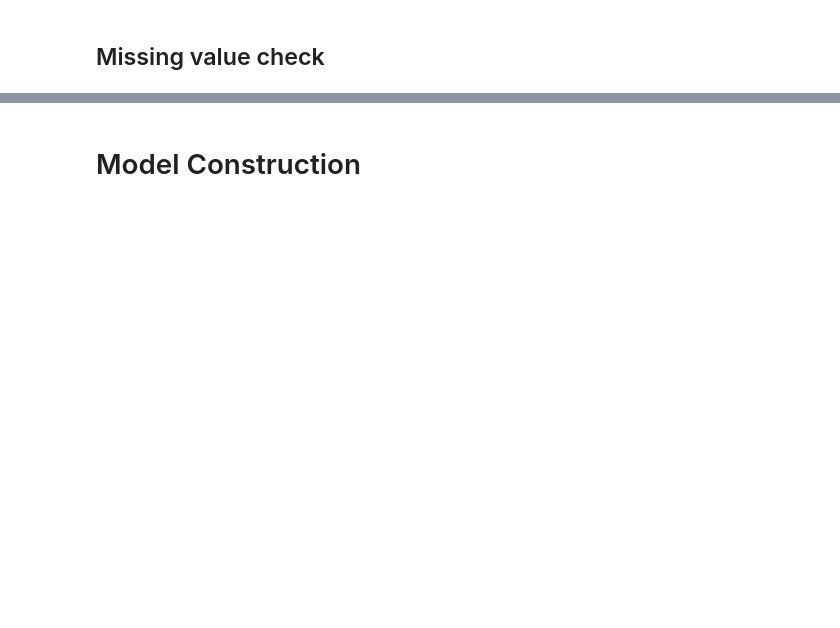
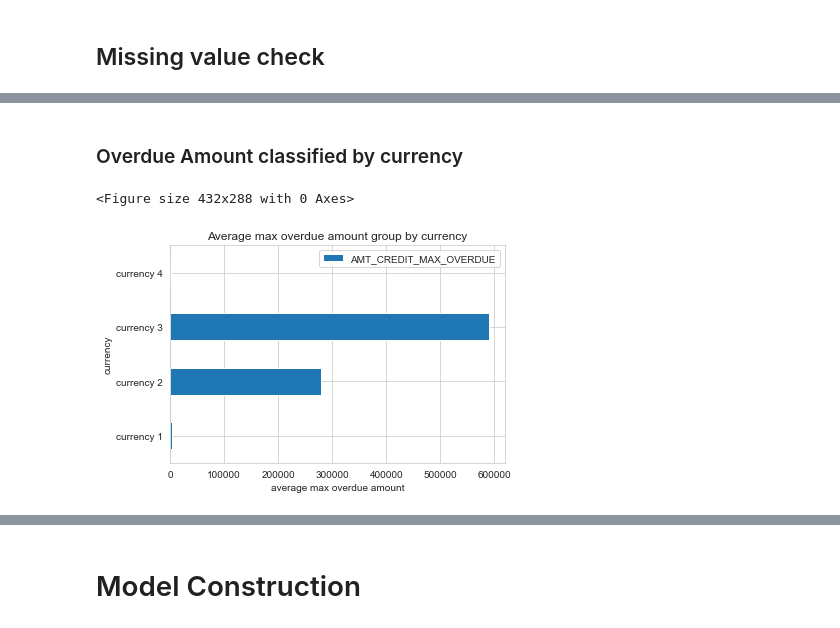
Before and after one commit to yybrother989/HomeCreditDefaultRisk, a Jupyter notebook: Capstone_Project-Home-Credit-Default-Risk_V0.1.ipynb, the cells around one changed output, grey strips where cells are left out. Drawn from its saved outputs; the diff is of its cells as text; code cells hidden in the pictures; blank space fills up the shorter version.

```diff
--- a/Capstone_Project-Home-Credit-Default-Risk_V0.1.ipynb
+++ b/Capstone_Project-Home-Credit-Default-Risk_V0.1.ipynb
@@ -400,0 +530,12 @@ missing_values_table(train_data)
+# %% [markdown]
+### Overdue Amount classified by currency
+# %%
+plt.figure()
+bureau[['CREDIT_CURRENCY','AMT_CREDIT_MAX_OVERDUE']].groupby('CREDIT_CURRENCY').agg(np.mean).plot(kind='barh')
+plt.xlabel('average max overdue amount')
+plt.ylabel('currency')
+plt.title('Average max overdue amount group by currency')
+plt.show()
+# %% [output]
+<Figure size 432x288 with 0 Axes>
+[figure, added]
```
Also changed, not shown: parts of 63 cells of this notebook.
